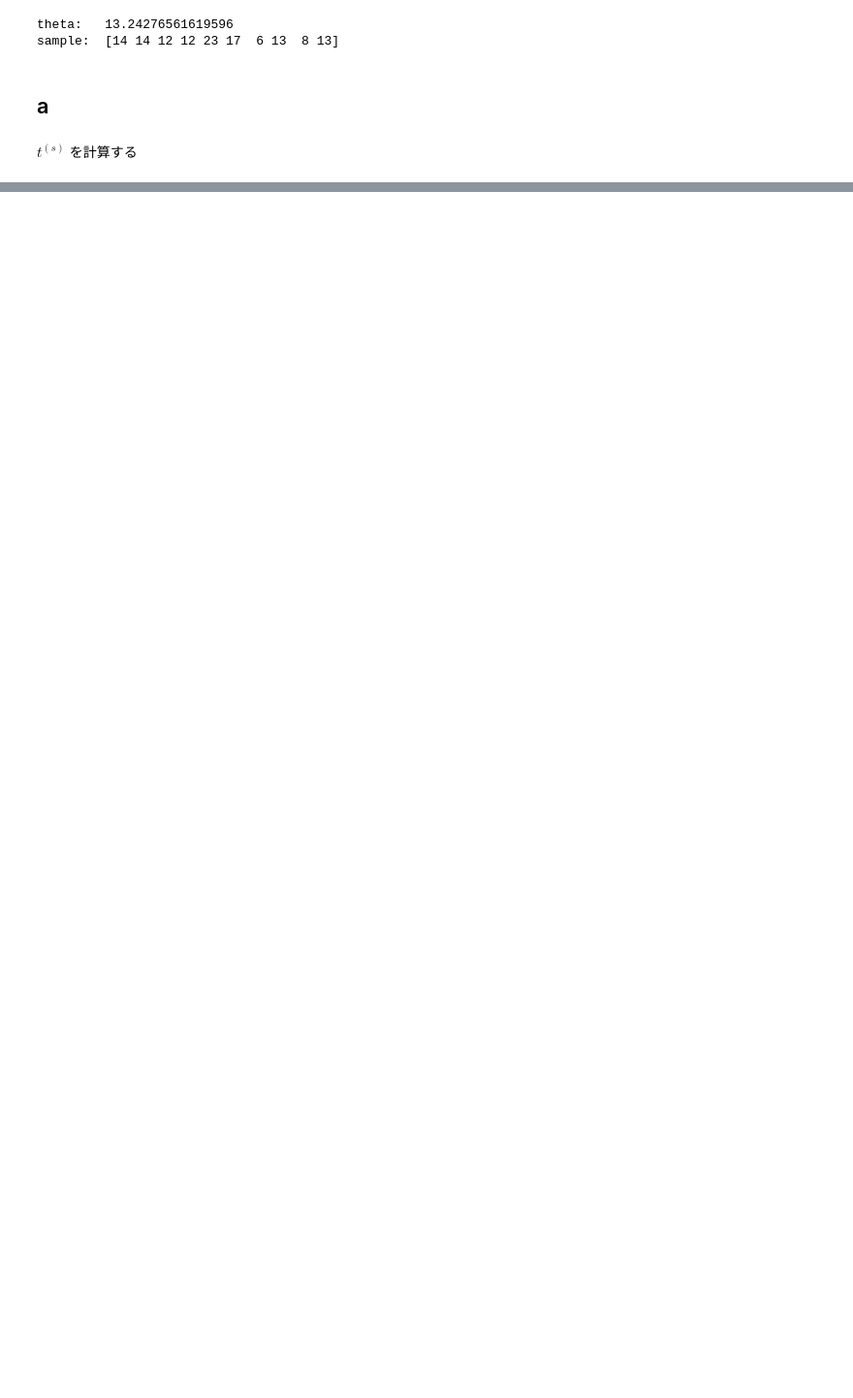
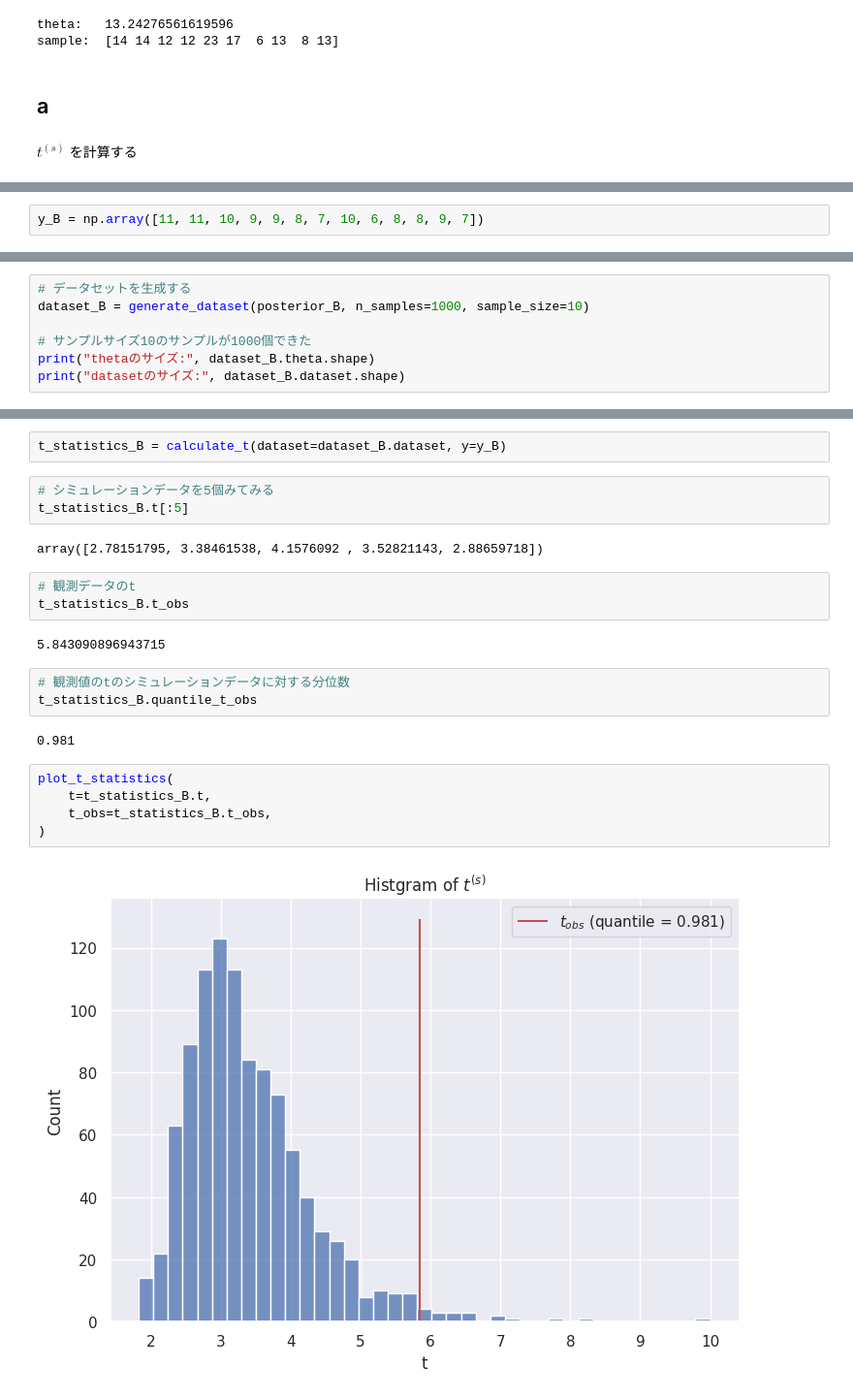
Before and after one commit to savioursho/a-first-cource-in-baysian-statistical-methods, a Jupyter notebook: notebooks/chapter04/03-excercise4_3.ipynb, the cells around one changed output, grey strips where cells are left out. Shown at 97% size. Drawn from its saved outputs; the diff is of its cells as text; blank space fills up the shorter version.

```diff
--- a/notebooks/chapter04/03-excercise4_3.ipynb
+++ b/notebooks/chapter04/03-excercise4_3.ipynb
@@ -116,0 +174,2 @@ plt.legend()
+# %%
+y_B = np.array([11, 11, 10, 9, 9, 8, 7, 10, 6, 8, 8, 9, 7])
@@ -116,0 +182,7 @@ plt.legend()
+# %%
+# データセットを生成する
+dataset_B = generate_dataset(posterior_B, n_samples=1000, sample_size=10)
+
+# サンプルサイズ10のサンプルが1000個できた
+print("thetaのサイズ:", dataset_B.theta.shape)
+print("datasetのサイズ:", dataset_B.dataset.shape)
@@ -116,0 +204,24 @@ plt.legend()
+# %%
+t_statistics_B = calculate_t(dataset=dataset_B.dataset, y=y_B)
+# %%
+# シミュレーションデータを5個みてみる
+t_statistics_B.t[:5]
+# %% [output]
+array([2.78151795, 3.38461538, 4.1576092 , 3.52821143, 2.88659718])
+# %%
+# 観測データのt
+t_statistics_B.t_obs
+# %% [output]
+5.843090896943715
+# %%
+# 観測値のtのシミュレーションデータに対する分位数
+t_statistics_B.quantile_t_obs
+# %% [output]
+0.981
+# %%
+plot_t_statistics(
+    t=t_statistics_B.t,
+    t_obs=t_statistics_B.t_obs,
+)
+# %% [output]
+[figure, added]
```
Also changed, not shown: parts of 24 cells of this notebook.
